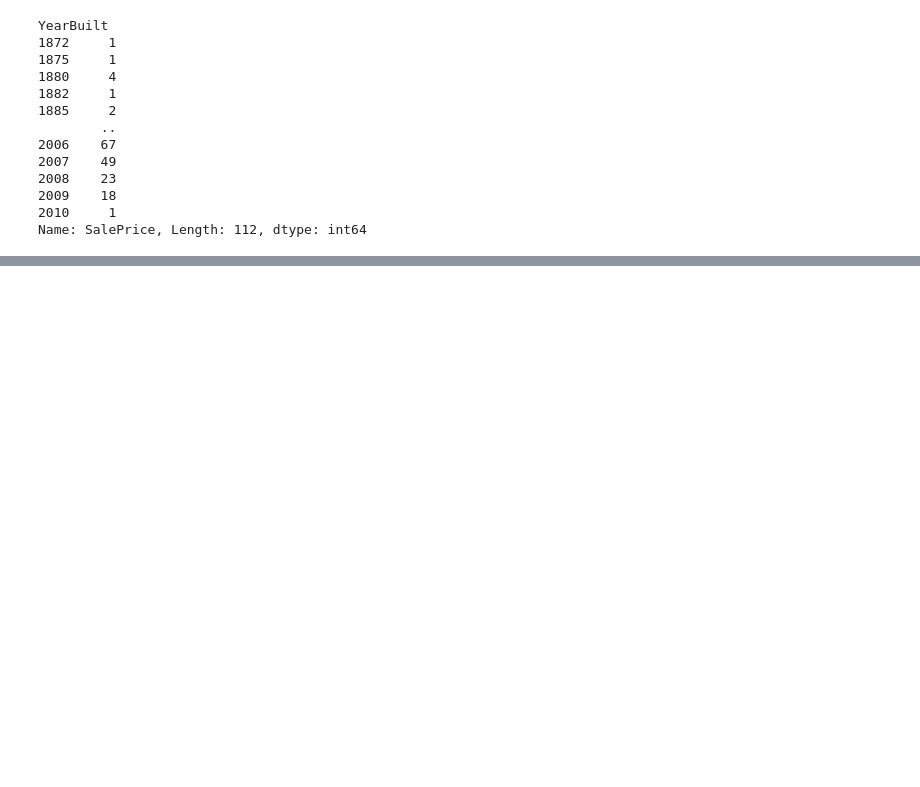
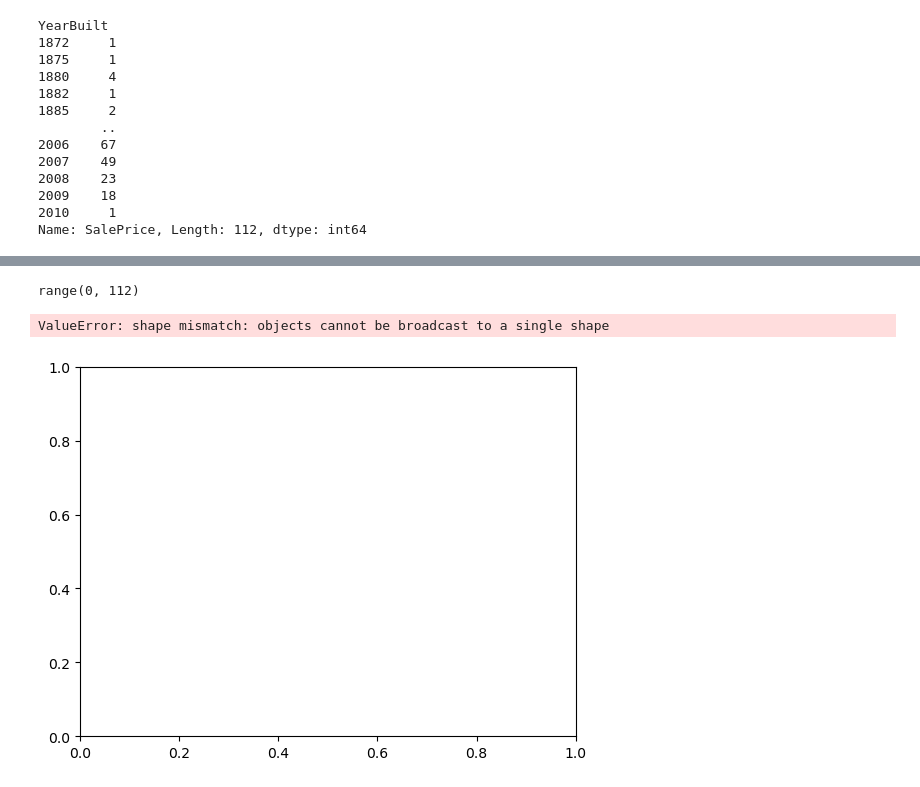
Before and after one commit to NandoGoncalves/House_Prices, a Jupyter notebook: house-prices_dataviz_a00.ipynb, the cells around one changed output, grey strips where cells are left out. Drawn from its saved outputs; the diff is of its cells as text; code cells hidden in the pictures; blank space fills up the shorter version.

Commit message:
bar plot

```diff
--- a/house-prices_dataviz_a00.ipynb
+++ b/house-prices_dataviz_a00.ipynb
@@ -52,0 +53,11 @@ plt.ylabel('ordonnees');
+# %%
+range(len(df_train_g_mean))
+# %% [output]
+range(0, 112)
+# %%
+plt.bar(range(len(df_train_g_mean)), df_train.GrLivArea, label = "Produit1")
+#plt.bar(df_train_g_mean.index, df_train.GarageArea, bottom = df_train.GrLivArea, label = "Produit2")
+plt.legend();
+# %% [output]
+ValueError: shape mismatch: objects cannot be broadcast to a single shape
+[figure, added]
```
Also changed, not shown: parts of 1 cell of this notebook, 1 other file.
